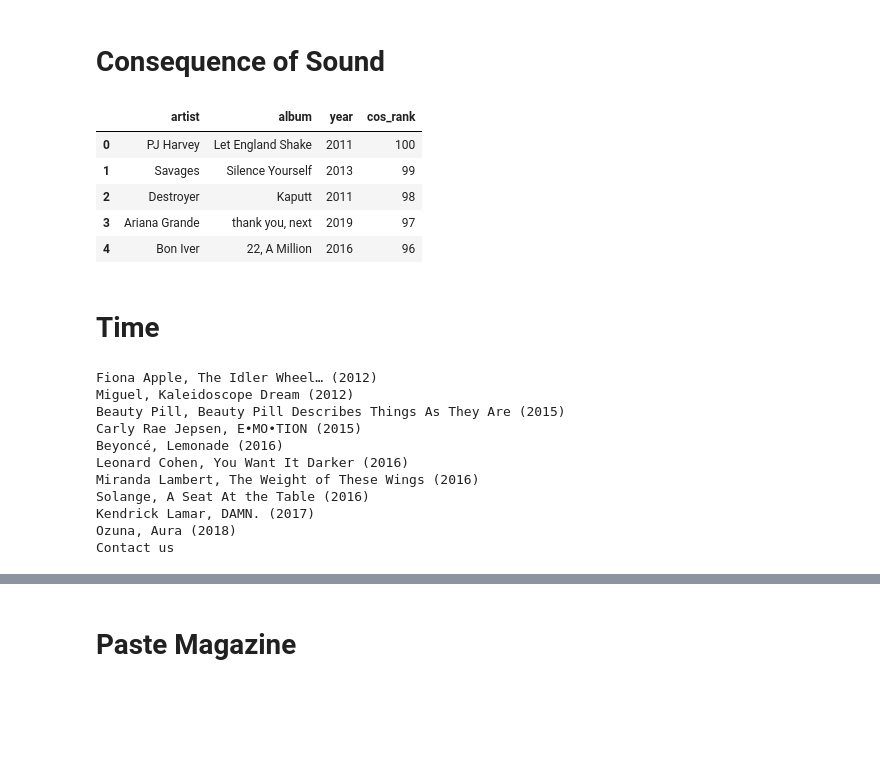
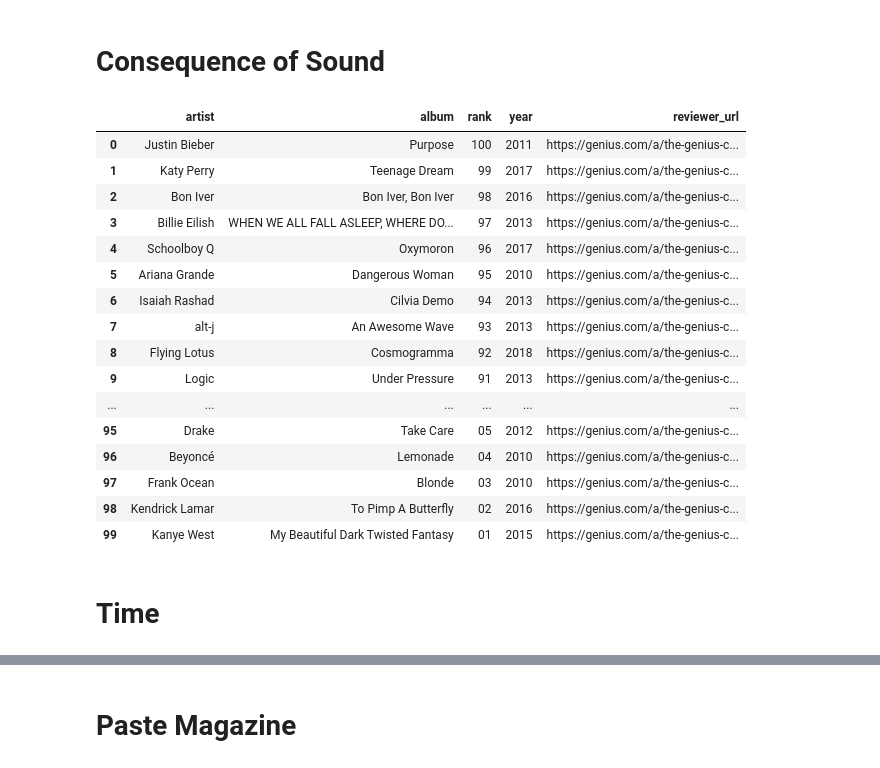
Before and after one commit to awray3/albums2010-2019, a Jupyter notebook: TopAlbums.ipynb, the cells around one changed output, grey strips where cells are left out. Saved outputs shown, nothing was run; the diff lists cells and outputs as text; code cells hidden in the pictures; blank space fills up the shorter version.

```diff
--- a/TopAlbums.ipynb
+++ b/TopAlbums.ipynb
@@ -4,4 +4,4 @@ import pandas as pd
 import numpy as np
 from bs4 import BeautifulSoup
 from urllib.request import urlopen, Request
-pd.set_option("display.max_rows", 101)
+pd.set_option("display.max_rows", 201)
@@ -20,9 +40,10 @@ def get_soup(url):
 # %% [markdown]
 # Pitchfork
 # %%
-url = "https://pitchfork.com/features/lists-and-guides/the-200-best-albums-of-the-2010s/"
+url = (
+    "https://pitchfork.com/features/lists-and-guides/the-200-best-albums-of-the-2010s/"
+)
 
-# html = urlopen(url)
 
 soup = get_soup(url)
 # %%
@@ -82,0 +84,19 @@ for tag in soup.find_all('strong'):
+# %%
+billboard_rank = []
+artist = []
+album = []
+year = []
+
+for tag in soup.find_all("strong"):
+    billboard_rank.append(tag.text.split(".")[0])
+    artist.append(tag.text.split(". ", 1)[1].split(",", 1)[0])
+    album.append(tag.text.split(". ", 1)[1].split(",", 1)[1].split("(")[0])
+    year.append(tag.text.split(". ", 1)[1].split(",", 1)[1].split("(")[1][:-1])
+
+billboard_df = combine_to_df(
+    album_list=album,
+    artist_list=artist,
+    rank_list=billboard_rank,
+    year_list=year,
+    url=url,
+)
@@ -156,29 +181,39 @@ cos_df = pd.DataFrame(
+# %%
+cos_df = combine_to_df(
+    album_list=album,
+    artist_list=artist,
+    rank_list=cos_rank,
+    year_list=year,
+    url=url,
+)
+
+# fixes
+cos_df.iloc[67, 3] = '2015'
+cos_df.iloc[83, 3] = '2016'
+cos_df.iloc[89, 3] = '2012'
 # %%
-cos_df.head()
+cos_df
 # %% [output]
-|  | artist | album | year | cos_rank |
-| 0 | PJ Harvey | Let England Shake | 2011 | 100 |
-| 1 | Savages | Silence Yourself | 2013 | 99 |
-| 2 | Destroyer | Kaputt | 2011 | 98 |
-| 3 | Ariana Grande | thank you, next | 2019 | 97 |
-| 4 | Bon Iver | 22, A Million | 2016 | 96 |
+|  | artist | album | rank | year | reviewer_url |
+| 0 | Justin Bieber | Purpose | 100 | 2011 | https://genius.com/a/the-genius-c... |
+| 1 | Katy Perry | Teenage Dream | 99 | 2017 | https://genius.com/a/the-genius-c... |
+| 2 | Bon Iver | Bon Iver, Bon Iver | 98 | 2016 | https://genius.com/a/the-genius-c... |
+| 3 | Billie Eilish | WHEN WE ALL FALL ASLEEP, WHERE DO... | 97 | 2013 | https://genius.com/a/the-genius-c... |
+| 4 | Schoolboy Q | Oxymoron | 96 | 2017 | https://genius.com/a/the-genius-c... |
+| 5 | Ariana Grande | Dangerous Woman | 95 | 2010 | https://genius.com/a/the-genius-c... |
+| 6 | Isaiah Rashad | Cilvia Demo | 94 | 2013 | https://genius.com/a/the-genius-c... |
+| 7 | alt-j | An Awesome Wave | 93 | 2013 | https://genius.com/a/the-genius-c... |
+| 8 | Flying Lotus | Cosmogramma | 92 | 2018 | https://genius.com/a/the-genius-c... |
+| 9 | Logic | Under Pressure | 91 | 2013 | https://genius.com/a/the-genius-c... |
+| ... | ... | ... | ... | ... | ... |
+| 95 | Drake | Take Care | 05 | 2012 | https://genius.com/a/the-genius-c... |
+| 96 | Beyoncé | Lemonade | 04 | 2010 | https://genius.com/a/the-genius-c... |
+| 97 | Frank Ocean | Blonde | 03 | 2010 | https://genius.com/a/the-genius-c... |
+| 98 | Kendrick Lamar | To Pimp A Butterfly | 02 | 2016 | https://genius.com/a/the-genius-c... |
+| 99 | Kanye West | My Beautiful Dark Twisted Fantasy | 01 | 2015 | https://genius.com/a/the-genius-c... |
 # %% [markdown]
 # Time
 # %%
 url =  "https://time.com/5725768/best-albums-2010s-decade/"
+
 soup = get_soup(url)
-
-for tag in soup.find_all("strong"):
-    print(tag.text)
-# %% [output]
-Fiona Apple, The Idler Wheel… (2012)
-Miguel, Kaleidoscope Dream (2012)
-Beauty Pill, Beauty Pill Describes Things As They Are (2015)
-Carly Rae Jepsen, E•MO•TION (2015)
-Beyoncé, Lemonade (2016)
-Leonard Cohen, You Want It Darker (2016)
-Miranda Lambert, The Weight of These Wings (2016)
-Solange, A Seat At the Table (2016)
-Kendrick Lamar, DAMN. (2017)
-Ozuna, Aura (2018)
-Contact us
```
Also changed, not shown: parts of 34 cells of this notebook.
